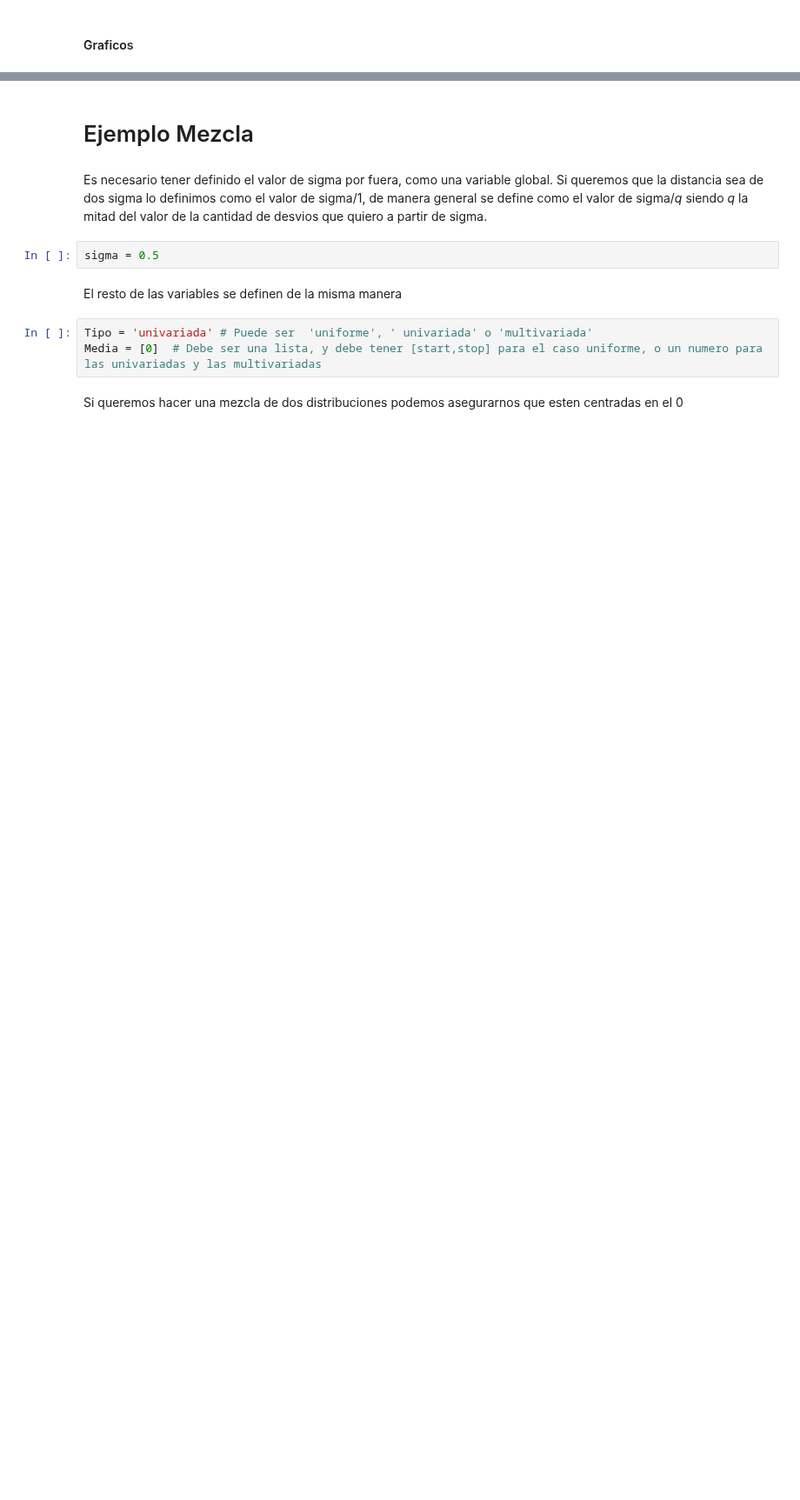
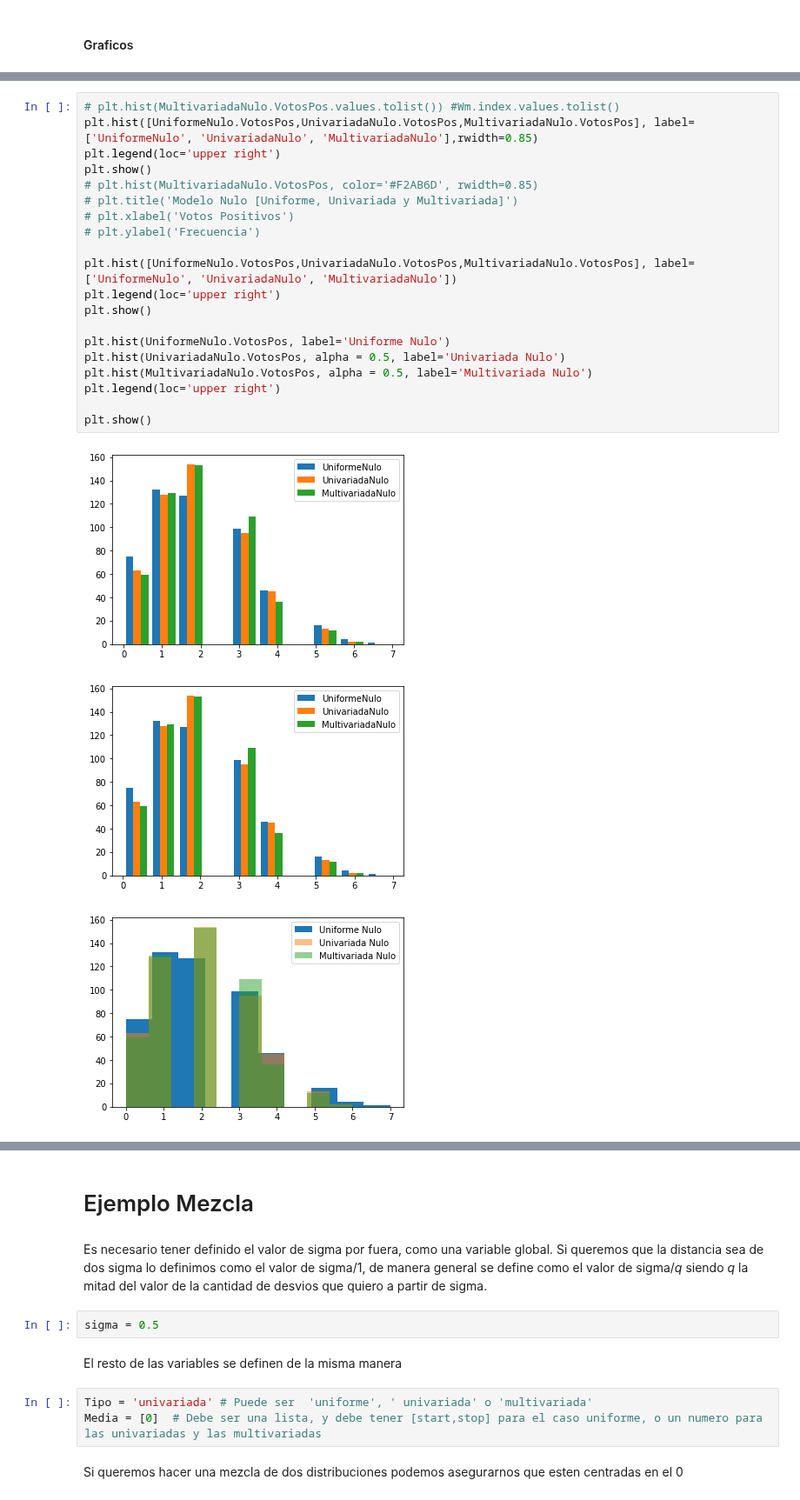
Before and after one commit to MariannoSalgado/Simulacion-RS, a Jupyter notebook: Modelado de opiniones y su impacto en la generación de consensos y disensos en una plataforma de CrowdSourcing.ipynb, the cells around one changed output, grey strips where cells are left out. Shown at 87% size. Saved outputs shown, nothing was run; the diff lists cells and outputs as text; blank space fills up the shorter version.

```diff
--- a/Modelado de opiniones y su impacto en la generación de consensos y disensos en una plataforma de CrowdSourcing.ipynb
+++ b/Modelado de opiniones y su impacto en la generación de consensos y disensos en una plataforma de CrowdSourcing.ipynb
@@ -477,0 +721,24 @@ print (MinutoAMinuto)
+# %%
+# plt.hist(MultivariadaNulo.VotosPos.values.tolist()) #Wm.index.values.tolist()
+plt.hist([UniformeNulo.VotosPos,UnivariadaNulo.VotosPos,MultivariadaNulo.VotosPos], label=['UniformeNulo', 'UnivariadaNulo', 'MultivariadaNulo'],rwidth=0.85)
+plt.legend(loc='upper right')
+plt.show()
+# plt.hist(MultivariadaNulo.VotosPos, color='#F2AB6D', rwidth=0.85)
+# plt.title('Modelo Nulo [Uniforme, Univariada y Multivariada]')
+# plt.xlabel('Votos Positivos')
+# plt.ylabel('Frecuencia')
+
+plt.hist([UniformeNulo.VotosPos,UnivariadaNulo.VotosPos,MultivariadaNulo.VotosPos], label=['UniformeNulo', 'UnivariadaNulo', 'MultivariadaNulo'])
+plt.legend(loc='upper right')
+plt.show()
+
+plt.hist(UniformeNulo.VotosPos, label='Uniforme Nulo')
+plt.hist(UnivariadaNulo.VotosPos, alpha = 0.5, label='Univariada Nulo')
+plt.hist(MultivariadaNulo.VotosPos, alpha = 0.5, label='Multivariada Nulo')
+plt.legend(loc='upper right')
+
+plt.show()
+# %% [output]
+[figure, added]
+[figure, added]
+[figure, added]
```
Also changed, not shown: parts of 28 cells of this notebook.
